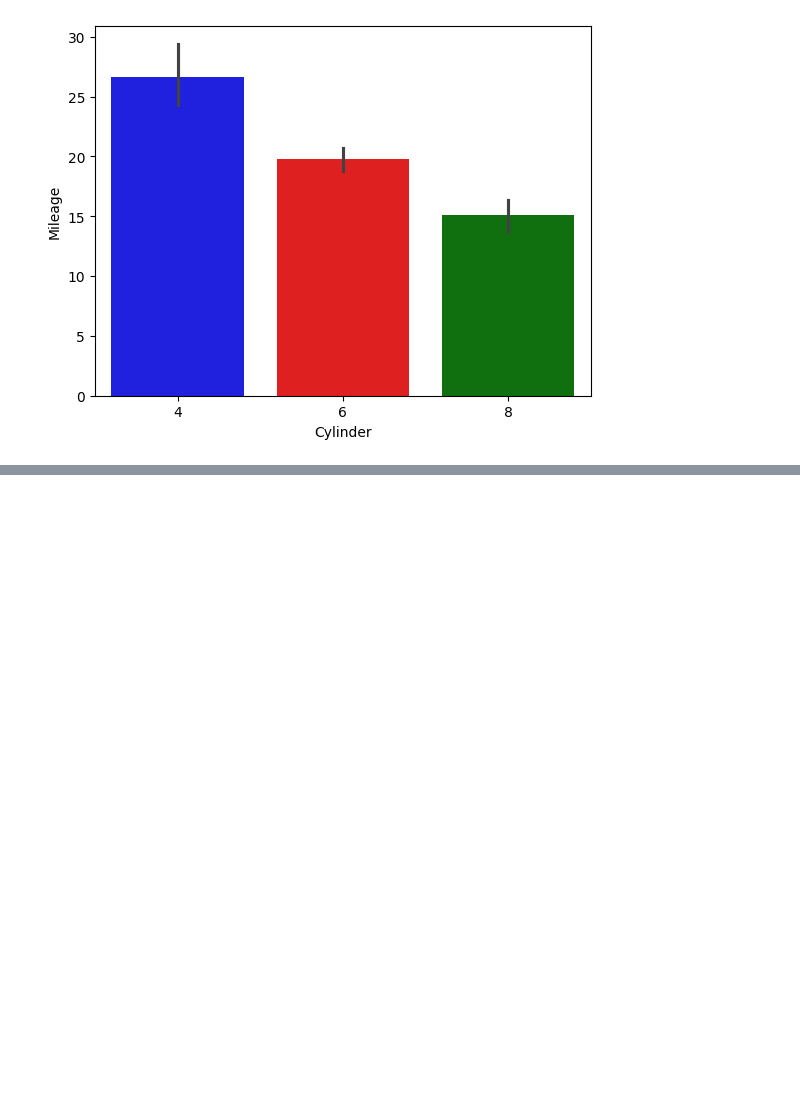
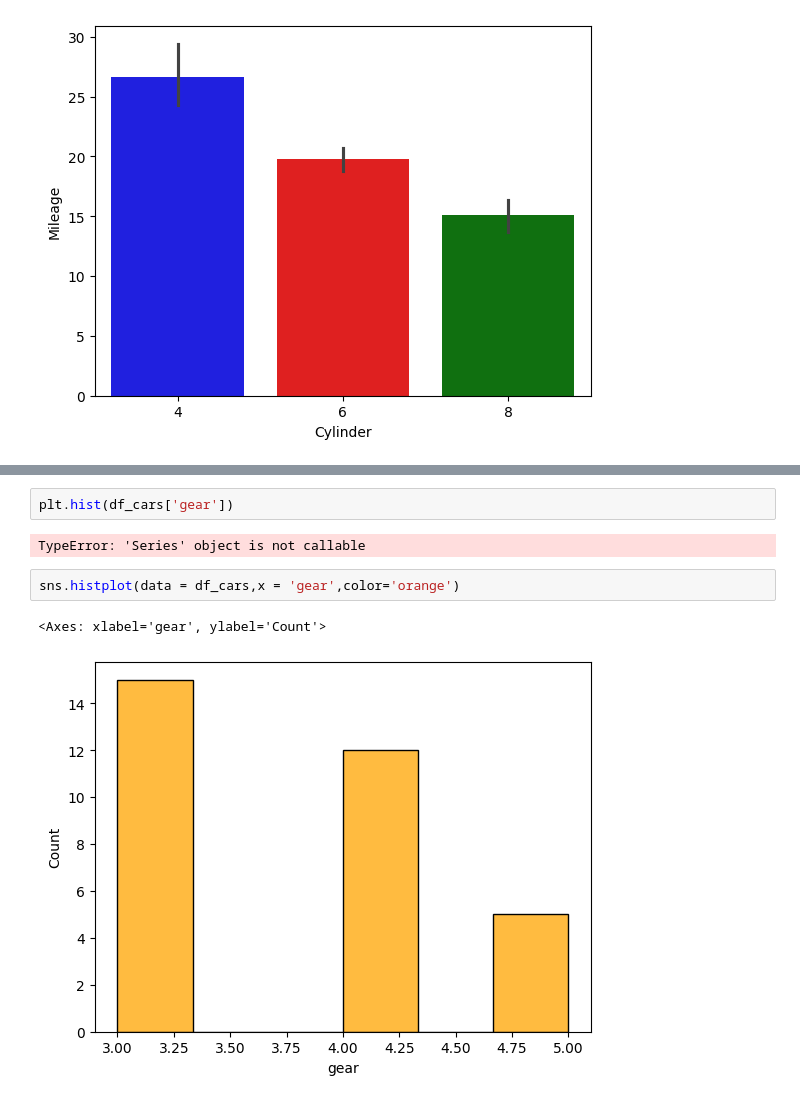
Before and after one commit to Smita2597/ds-repo, a Jupyter notebook: Data Visualizaton/Data_visualization.ipynb, the cells around one changed output, grey strips where cells are left out. Cells and saved outputs as stored; diff of their text form; blank space fills up the shorter version.

```diff
--- a/Data Visualizaton/Data_visualization.ipynb
+++ b/Data Visualizaton/Data_visualization.ipynb
@@ -100,0 +122,9 @@ Passing `palette` without assigning `hue` is deprecated and will be removed in v
+# %%
+plt.hist(df_cars['gear'])
+# %% [output]
+TypeError: 'Series' object is not callable
+# %%
+sns.histplot(data = df_cars,x = 'gear',color='orange')
+# %% [output]
+<Axes: xlabel='gear', ylabel='Count'>
+[figure, added]
```
Also changed, not shown: parts of 23 cells of this notebook.
